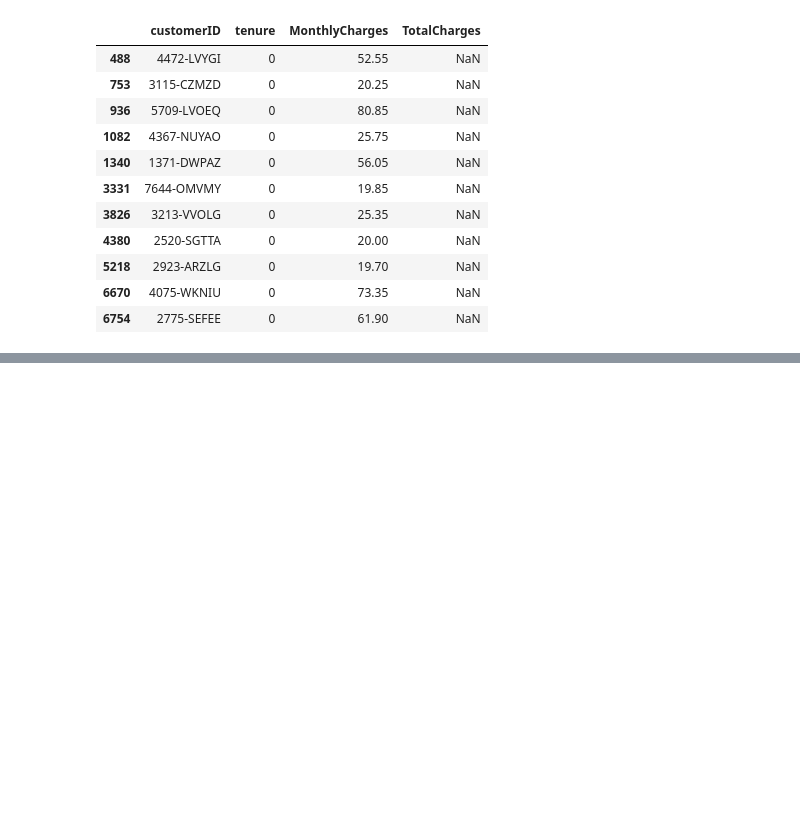
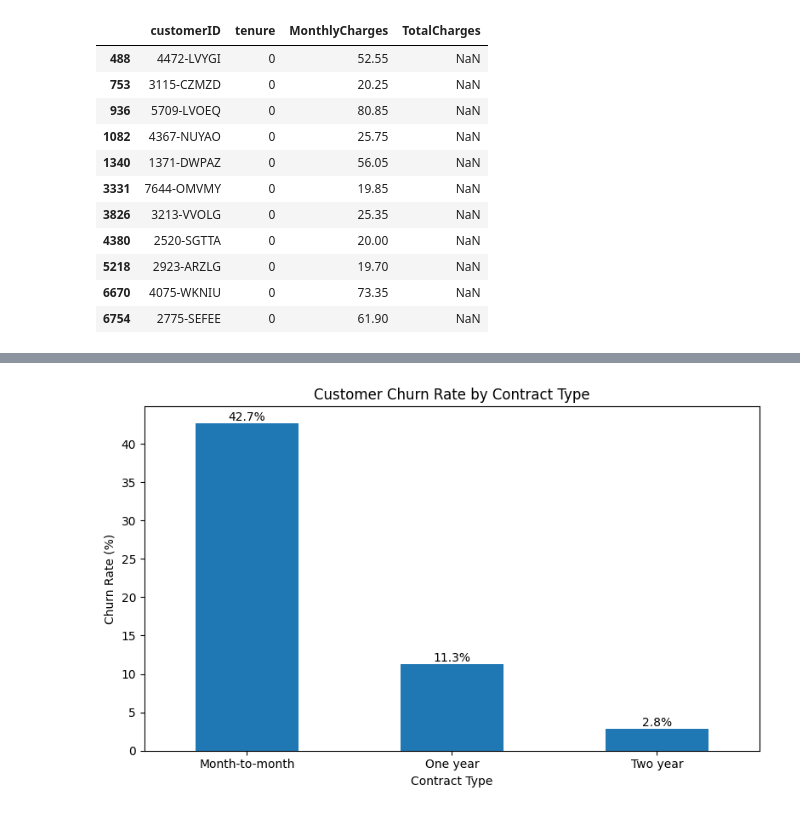
Before and after one commit to jdpatel1634/customer-retention-analytics, a Jupyter notebook: notebooks/01_data_cleaning_eda.ipynb, the cells around one changed output, grey strips where cells are left out. Drawn from its saved outputs; the diff is of its cells as text; code cells hidden in the pictures; blank space fills up the shorter version.

```diff
--- a/notebooks/01_data_cleaning_eda.ipynb
+++ b/notebooks/01_data_cleaning_eda.ipynb
@@ -79,0 +124,6 @@ df.to_csv(
+# %%
+df["customer_value_segment"] = pd.qcut(
+    df["monthly_charges"],
+    q=3,
+    labels=["Low Value", "Medium Value", "High Value"]
+)
@@ -79,0 +154,20 @@ df.to_csv(
+# %%
+contract_churn = (
+    df.groupby("contract")["churn_flag"]
+    .agg(["count", "sum", "mean"])
+)
+
+contract_churn.columns = [
+    "total_customers",
+    "churned_customers",
+    "churn_rate"
+]
+
+contract_churn["churn_rate"] *= 100
+
+contract_churn = contract_churn.sort_values(
+    "churn_rate",
+    ascending=False
+)
+
+contract_churn
@@ -79,0 +180,18 @@ df.to_csv(
+# %%
+ax = contract_churn["churn_rate"].plot(
+    kind="bar",
+    figsize=(8, 5)
+)
+
+plt.title("Customer Churn Rate by Contract Type")
+plt.xlabel("Contract Type")
+plt.ylabel("Churn Rate (%)")
+plt.xticks(rotation=0)
+
+for container in ax.containers:
+    ax.bar_label(container, fmt="%.1f%%")
+
+plt.tight_layout()
+plt.show()
+# %% [output]
+[figure, added]
```
Also changed, not shown: parts of 26 cells of this notebook.
